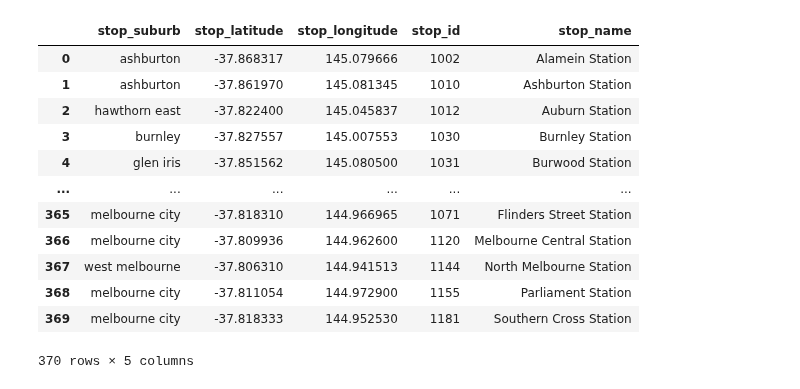
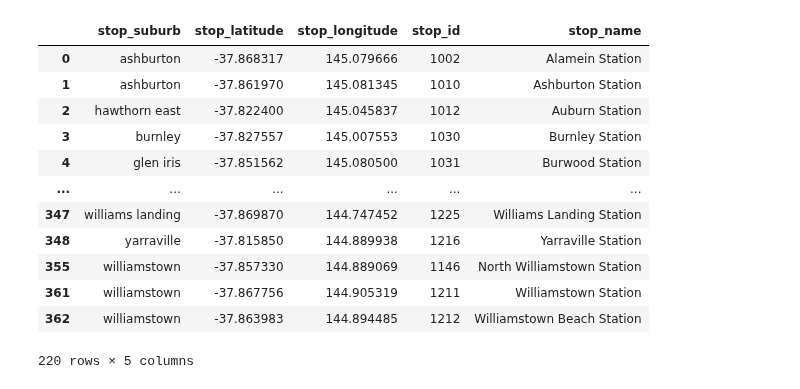
Before and after one commit to MAST30034-Applied-Data-Science/generic-real-estate-consulting-project-group-12, a Jupyter notebook: notebooks/get_ptv.ipynb, the cells around one changed output. Saved outputs shown, nothing was run; the diff lists cells and outputs as text; code cells hidden in the pictures.

```diff
--- a/notebooks/get_ptv.ipynb
+++ b/notebooks/get_ptv.ipynb
@@ -70,18 +70,21 @@ import pandas as pd
 train_stops_file = pd.read_json('../data/stops_file_0.json')
 train_stops_file = train_stops_file[['stop_suburb','stop_latitude','stop_longitude','stop_id','stop_name']]
 train_stops_file['stop_suburb'] = train_stops_file['stop_suburb'].apply(to_lower)
-train_stops_file
+train_stops_file['stop_name'] = train_stops_file['stop_name'].drop_duplicates()
-# %% [output]
-|  | stop_suburb | stop_latitude | stop_longitude | stop_id | stop_name |
-| 0 | ashburton | -37.868317 | 145.079666 | 1002 | Alamein Station |
-| 1 | ashburton | -37.861970 | 145.081345 | 1010 | Ashburton Station |
-| 2 | hawthorn east | -37.822400 | 145.045837 | 1012 | Auburn Station |
-| 3 | burnley | -37.827557 | 145.007553 | 1030 | Burnley Station |
-| 4 | glen iris | -37.851562 | 145.080500 | 1031 | Burwood Station |
-| ... | ... | ... | ... | ... | ... |
-| 365 | melbourne city | -37.818310 | 144.966965 | 1071 | Flinders Street Station |
-| 366 | melbourne city | -37.809936 | 144.962600 | 1120 | Melbourne Central Station |
-| 367 | west melbourne | -37.806310 | 144.941513 | 1144 | North Melbourne Station |
-| 368 | melbourne city | -37.811054 | 144.972900 | 1155 | Parliament Station |
-| 369 | melbourne city | -37.818333 | 144.952530 | 1181 | Southern Cross Station |
-370 rows × 5 columns
+# %%
+train_stops_file = train_stops_file.dropna()
+train_stops_file
+# %% [output]
+|  | stop_suburb | stop_latitude | stop_longitude | stop_id | stop_name |
+| 0 | ashburton | -37.868317 | 145.079666 | 1002 | Alamein Station |
+| 1 | ashburton | -37.861970 | 145.081345 | 1010 | Ashburton Station |
+| 2 | hawthorn east | -37.822400 | 145.045837 | 1012 | Auburn Station |
+| 3 | burnley | -37.827557 | 145.007553 | 1030 | Burnley Station |
+| 4 | glen iris | -37.851562 | 145.080500 | 1031 | Burwood Station |
+| ... | ... | ... | ... | ... | ... |
+| 347 | williams landing | -37.869870 | 144.747452 | 1225 | Williams Landing Station |
+| 348 | yarraville | -37.815850 | 144.889938 | 1216 | Yarraville Station |
+| 355 | williamstown | -37.857330 | 144.889069 | 1146 | North Williamstown Station |
+| 361 | williamstown | -37.867756 | 144.905319 | 1211 | Williamstown Station |
+| 362 | williamstown | -37.863983 | 144.894485 | 1212 | Williamstown Beach Station |
+220 rows × 5 columns
```
Also changed, not shown: parts of 14 cells of this notebook.
